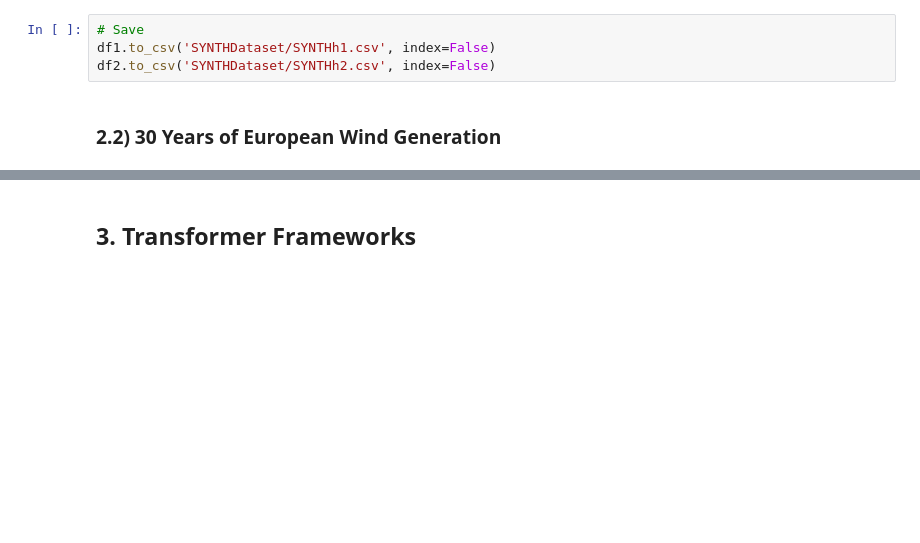
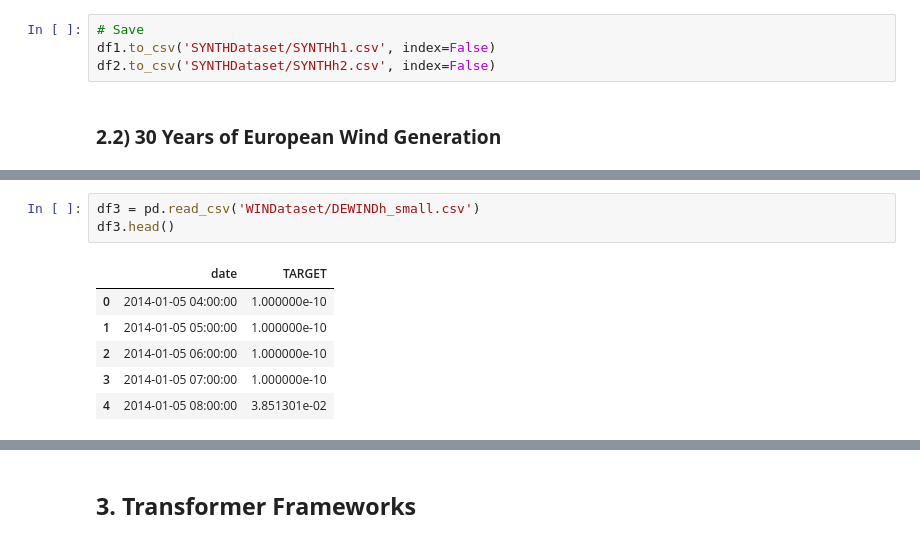
Before and after one commit to anasashb/TransformersEnergyTS, a Jupyter notebook: prototype.ipynb, the cells around one changed output, grey strips where cells are left out. Drawn from its saved outputs; the diff is of its cells as text; blank space fills up the shorter version.

```diff
--- a/prototype.ipynb
+++ b/prototype.ipynb
@@ -129,0 +134,10 @@ df2.to_csv('SYNTHDataset/SYNTHh2.csv', index=False)
+# %%
+df3 = pd.read_csv('WINDataset/DEWINDh_small.csv')
+df3.head()
+# %% [output]
+|  | date | TARGET |
+| 0 | 2014-01-05 04:00:00 | 1.000000e-10 |
+| 1 | 2014-01-05 05:00:00 | 1.000000e-10 |
+| 2 | 2014-01-05 06:00:00 | 1.000000e-10 |
+| 3 | 2014-01-05 07:00:00 | 1.000000e-10 |
+| 4 | 2014-01-05 08:00:00 | 3.851301e-02 |
```
Also changed, not shown: parts of 5 cells of this notebook, 3 other files.
